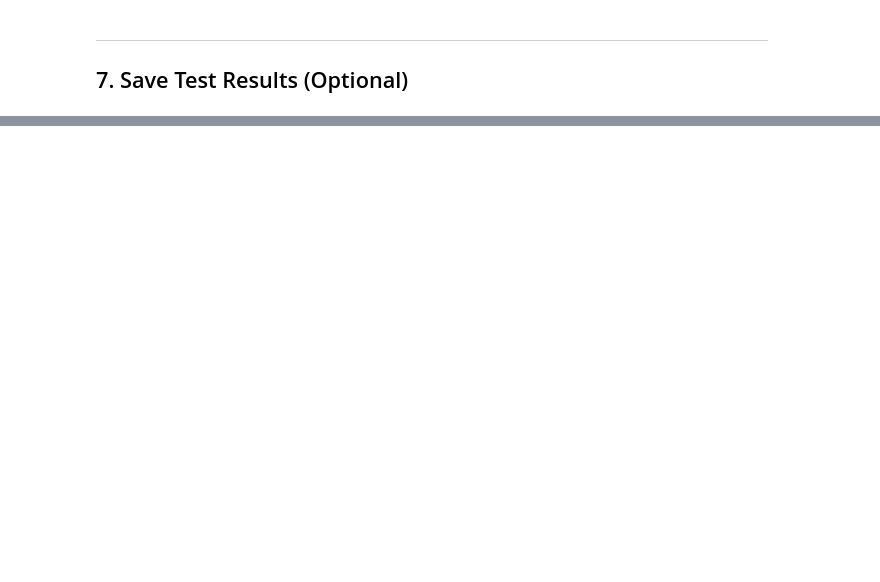
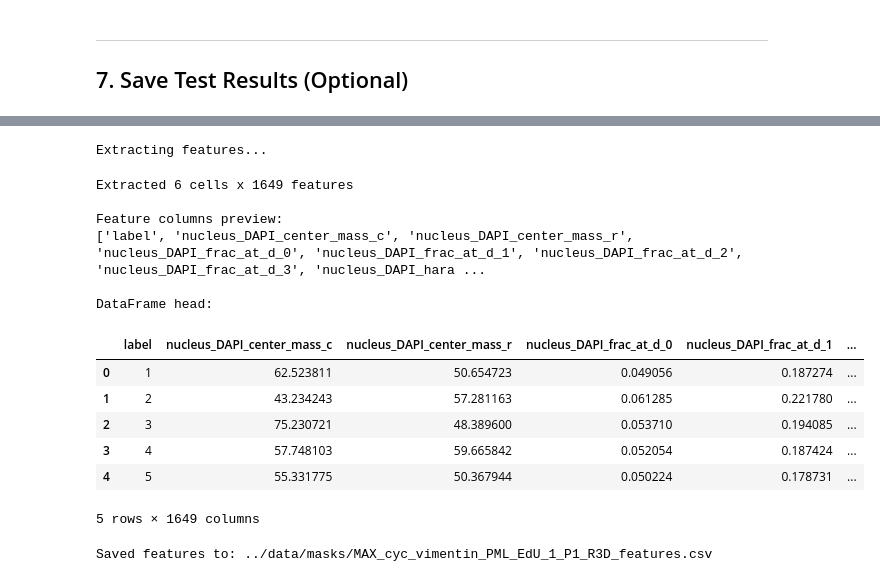
Before and after one commit to cheeseman-lab/goudacell, a Jupyter notebook: notebooks/segmentation.ipynb, the cells around one changed output, grey strips where cells are left out. Saved outputs shown, nothing was run; the diff lists cells and outputs as text; code cells hidden in the pictures; blank space fills up the shorter version.

```diff
--- a/notebooks/segmentation.ipynb
+++ b/notebooks/segmentation.ipynb
@@ -276,0 +637,68 @@ print(f"Saved test mask to: {test_output}")
+# %%
+# ============================================
+# FEATURE EXTRACTION CONFIGURATION
+# ============================================
+EXTRACT_FEATURES = True  # Set to True to run feature extraction
+
+# Channel names for feature column labeling (must match number of channels in image)
+CHANNEL_NAMES = ["Vimentin", "DAPI", "PML", "EdU"]  # Customize for your channels
+
+# Feature options (set to False for faster extraction)
+INCLUDE_TEXTURE = True  # Haralick and PFTAS texture features
+INCLUDE_CORRELATION = True  # Channel correlation and colocalization
+INCLUDE_NEIGHBORS = True  # Neighbor measurements
+
+if EXTRACT_FEATURES:
+    from goudacell import extract_features
+
+    # Use nuclei_masks and cell_masks from segmentation (Section 4)
+    # For nuclei-only mode, pass cell_masks=None
+    if SEGMENTATION_MODE == "dual":
+        nuc = nuclei_masks
+        cells = cell_masks
+    elif SEGMENTATION_MODE == "nuclei":
+        nuc = masks
+        cells = None
+    else:  # cells mode
+        nuc = masks  # Use cell masks as nuclei (single compartment)
+        cells = None
+
+    print("Extracting features...")
+    features_df = extract_features(
+        image,
+        nuclei_masks=nuc,
+        cell_masks=cells,
+        channel_names=CHANNEL_NAMES,
+        include_texture=INCLUDE_TEXTURE,
+        include_correlation=INCLUDE_CORRELATION,
+        include_neighbors=INCLUDE_NEIGHBORS,
+    )
+
+    print(f"Extracted {len(features_df)} cells x {len(features_df.columns)} features")
+    print("\nFeature columns preview:")
+    print(features_df.columns.tolist()[:20], "...")
+    print("\nDataFrame head:")
+    display(features_df.head())
+
+    # Save features
+    features_output = OUTPUT_DIR / f"{test_image_path.stem}_features.csv"
+    features_df.to_csv(features_output, index=False)
+    print(f"\nSaved features to: {features_output}")
+else:
+    print("Feature extraction disabled. Set EXTRACT_FEATURES = True to enable.")
+# %% [output]
+Extracting features...
+Extracted 6 cells x 1649 features
+
+Feature columns preview:
+['label', 'nucleus_DAPI_center_mass_c', 'nucleus_DAPI_center_mass_r', 'nucleus_DAPI_frac_at_d_0', 'nucleus_DAPI_frac_at_d_1', 'nucleus_DAPI_frac_at_d_2', 'nucleus_DAPI_frac_at_d_3', 'nucleus_DAPI_hara ...
+
+DataFrame head:
+|  | label | nucleus_DAPI_center_mass_c | nucleus_DAPI_center_mass_r | nucleus_DAPI_frac_at_d_0 | nucleus_DAPI_frac_at_d_1 | ... |
+| 0 | 1 | 62.523811 | 50.654723 | 0.049056 | 0.187274 | ... |
+| 1 | 2 | 43.234243 | 57.281163 | 0.061285 | 0.221780 | ... |
+| 2 | 3 | 75.230721 | 48.389600 | 0.053710 | 0.194085 | ... |
+| 3 | 4 | 57.748103 | 59.665842 | 0.052054 | 0.187424 | ... |
+| 4 | 5 | 55.331775 | 50.367944 | 0.050224 | 0.178731 | ... |
+5 rows × 1649 columns
+Saved features to: ../data/masks/MAX_cyc_vimentin_PML_EdU_1_P1_R3D_features.csv
```
Also changed, not shown: parts of 40 cells of this notebook, 13 other files.
